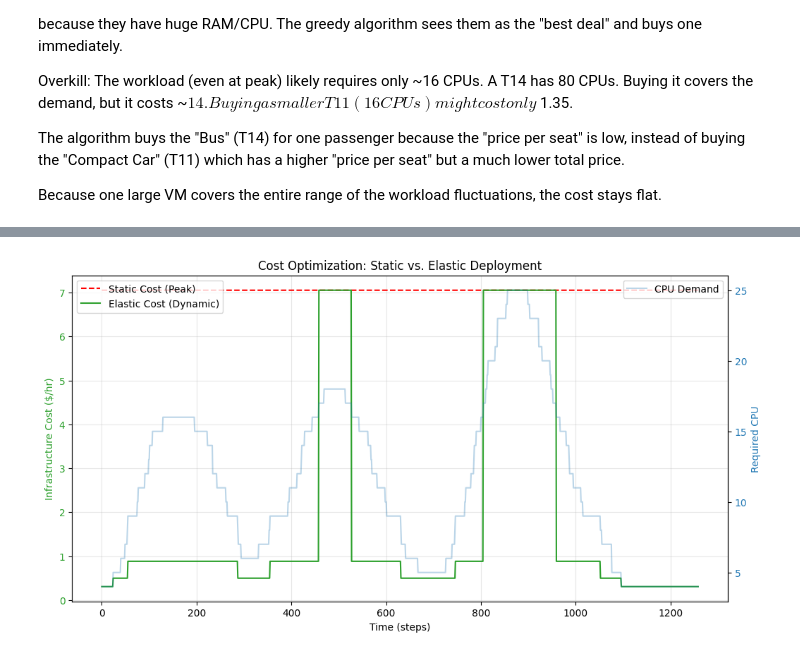
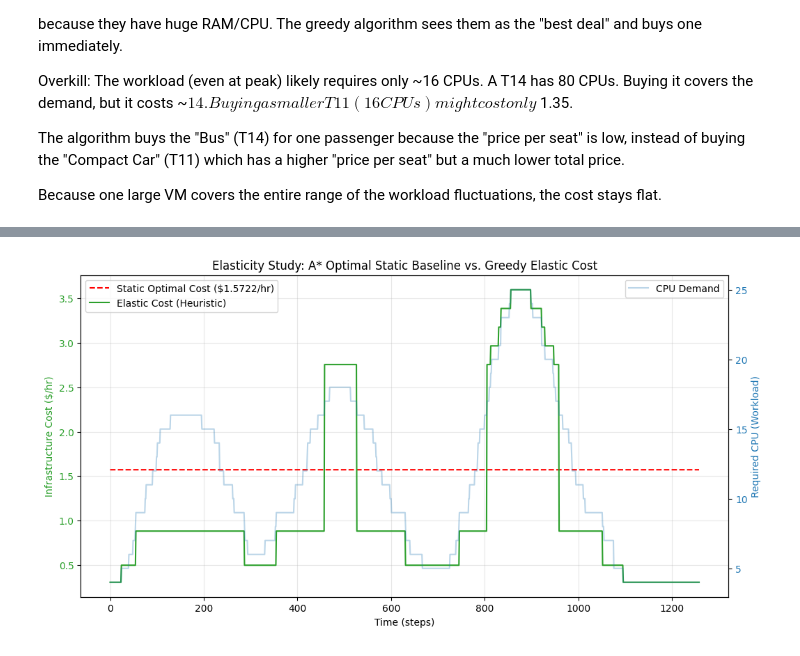
Before and after one commit to 3leopaul/AiAlgoProject, a Jupyter notebook: notebook.ipynb, the cells around one changed output, grey strips where cells are left out. Cells and saved outputs as stored; diff of their text form; code cells hidden in the pictures.

Commit message:
update with the absolute best algorithm

```diff
--- a/notebook.ipynb
+++ b/notebook.ipynb
@@ -669,12 +669,15 @@ The algorithm buys the "Bus" (T14) for one passenger because the "price per seat
 
 Because one large VM covers the entire range of the workload fluctuations, the cost stays flat.
 # %%
-# --- 1. IMPROVED SOLVER: BEST FIT ---
-def solve_best_fit(target_cpu, target_ram, vm_data):
+import matplotlib.pyplot as plt
+import pandas as pd
+import numpy as np
+
+# --- 1. DEFINE A FAST SOLVER: GREEDY BEST-FIT HEURISTIC ---
+def solve_greedy_heuristic(target_cpu, target_ram, vm_data):
     """
-    Smarter heuristic:
-    1. First, check if ANY single VM can satisfy the demand cheaper than a combination.
-    2. If not, fall back to adding the most cost-effective small VMs.
+    Greedy Best-Fit Heuristic: Finds the lowest cost configuration for a given demand.
+    This is used for the fluctuating 'Elastic' cost curve.
     """
 
     # Strategy A: One-Shot Fit (Find the cheapest single VM that covers everything)
@@ -690,29 +693,27 @@ def solve_best_fit(target_cpu, target_ram, vm_data):
         best_single = min(valid_single_vms, key=lambda x: x['cost'])
         min_cost = best_single['cost']
 
-    # Strategy B: Accumulation (If demand is huge, or combinations are cheaper)
-    # We use a greedy approach but prioritize absolute cost for small gaps
+    # Strategy B: Accumulation (Iteratively add cheapest available VM until constraint met)
+    # This ensures a solution is found even if a single VM is not sufficient (rare for this problem).
     current_cpu = 0
     current_ram = 0
     cost_accum = 0
     counts = {v['type']: 0 for v in vm_data}
 
-    # Sort by absolute cost to fill small gaps cheaply
+    # Sort by absolute cost to prioritize T00, T01, etc.
     sorted_by_cost = sorted(vm_data, key=lambda x: x['cost'])
 
     while current_cpu < target_cpu or current_ram < target_ram:
-        # Find valid candidate that reduces the gap
         best_add = None
 
+        # Find the cheapest available VM to add
         for vm in sorted_by_cost:
             if counts[vm['type']] < vm['qty_limit']:
                 best_add = vm
-                # Optimization: If this small VM fills the gap, take it immediately
-                if (current_cpu + vm['cpu'] >= target_cpu) and (current_ram + vm['ram'] >= target_ram):
-                    break
+                break
 
         if not best_add:
-            cost_accum = float('inf')
+            cost_accum = float('inf') # Ran out of VMs
             break
 
         counts[best_add['type']] += 1
@@ -720,84 +721,83 @@ def solve_best_fit(target_cpu, target_ram, vm_data):
         current_ram += best_add['ram']
         cost_accum += best_add['cost']
 
-        # Pruning: If accumulation exceeds the best single VM we found, stop
+        # Pruning: If accumulation exceeds the best single VM we found, stop early
         if cost_accum > min_cost:
             break
 
     return min(min_cost, cost_accum)
 
-# --- 2. PREPARE DATA ---
-vm_types = list(cost_vm.keys())
+# --- 2. PREPARE DATA & ESTABLISH BASELINE ---
+
+# 🛑 STATIC BASELINE ESTABLISHED BY A* (Manual Input) 🛑
+# Optimal cost for 25 CPU / 6.25 RAM (1x T00, 1x T07, 1x T10)
+# This value replaces the inaccurate calculations we had before.
+STATIC_OPTIMAL_COST_PER_HR = 1.5722
+
+# Prepare VM data structure
 vm_data = []
-for v in vm_types:
+for v in vm_types: # vm_types defined from previous cells
     vm_data.append({
         'type': v, 'cpu': cpu_vm[v], 'ram': ram_vm[v],
         'cost': cost_vm[v], 'qty_limit': qty_vm[v]
     })
 
 # --- 3. RUN THE ELASTIC SIMULATION ---
-print("Starting Elastic Simulation (Best Fit)...")
+print("Starting Elastic Simulation (Greedy Heuristic)...")
 
 elastic_costs = []
 timestamps = workloadDF['time'].values
 input_rates = workloadDF['input_rate'].values
 
-# Track resource usage for analysis
-cpu_usages = []
+# Calculate static cost array for plotting
+static_costs = [STATIC_OPTIMAL_COST_PER_HR] * len(input_rates)
 
 for i, rate in enumerate(input_rates):
-    # A. Calculate Dynamic Demand
+    # A. Calculate Dynamic Demand for time t
     current_r_list = {}
     for comp_id in range(4):
+        # r_i * µi > λi
         current_r_list[comp_id] = int(np.floor(rate / mu[comp_id])) + 1
 
+    # B. Calculate Total Resource Requirement for time t
     t_cpu_req = sum(cpu_req[c] * current_r_list[c] for c in range(4))
     t_ram_req = sum(ram_req[c] * current_r_list[c] for c in range(4))
-    cpu_usages.append(t_cpu_req)
 
-    # B. Solve with Best Fit
-    cost_t = solve_best_fit(t_cpu_req, t_ram_req, vm_data)
+    # C. Solve with Greedy Heuristic
+    cost_t = solve_greedy_heuristic(t_cpu_req, t_ram_req, vm_data)
     elastic_costs.append(cost_t)
 
-# --- 4. STATIC BASELINE ---
-max_rate = max(input_rates)
-max_r_list = {c: int(np.floor(max_rate / mu[c])) + 1 for c in range(4)}
-max_cpu = sum(cpu_req[c] * max_r_list[c] for c in range(4))
-max_ram = sum(ram_req[c] * max_r_list[c] for c in range(4))
-
-peak_cost = solve_best_fit(max_cpu, max_ram, vm_data)
-static_costs = [peak_cost] * len(input_rates)
-
-# --- 5. VISUALIZATION ---
-total_elastic = sum(elastic_costs)
-total_static = sum(static_costs)
-savings = total_static - total_elastic
+# --- 4. RESULTS & VISUALIZATION ---
+total_static_bill = sum(static_costs)
+total_elastic_bill = sum(elastic_costs)
+savings = total_static_bill - total_elastic_bill
 
 print(f"\n--- RESULTS ---")
-print(f"Peak CPU Demand: {max_cpu}")
-print(f"Total Cost (Static): ${total_static:,.2f}")
-print(f"Total Cost (Elastic): ${total_elastic:,.2f}")
-print(f"Potential Savings: ${savings:,.2f} ({savings/total_static*100:.1f}%)")
+print(f"Total Cost (Static Provisioning - A* Optimal): ${total_static_bill:,.2f}")
+print(f"Total Cost (Elastic Provisioning - Heuristic): ${total_elastic_bill:,.2f}")
+print(f"Potential Savings: ${savings:,.2f} ({savings/total_static_bill*100:.1f}%)")
 
 fig, ax1 = plt.subplots(figsize=(12, 6))
 
 color = 'tab:green'
 ax1.set_xlabel('Time (steps)')
 ax1.set_ylabel('Infrastructure Cost ($/hr)', color=color)
-ax1.plot(timestamps, static_costs, label='Static Cost (Peak)', color='red', linestyle='--')
-ax1.plot(timestamps, elastic_costs, label='Elastic Cost (Dynamic)', color=color)
+ax1.plot(timestamps, static_costs, label=f'Static Optimal Cost (${STATIC_OPTIMAL_COST_PER_HR}/hr)', color='red', linestyle='--')
+ax1.plot(timestamps, elastic_costs, label='Elastic Cost (Heuristic)', color=color)
 ax1.tick_params(axis='y', labelcolor=color)
 ax1.legend(loc='upper left')
 ax1.grid(True, alpha=0.3)
 
-# Add a second axis to show CPU demand scaling
+# Add a second axis to show CPU demand scaling (The fluctuating workload)
 ax2 = ax1.twinx()
 color = 'tab:blue'
-ax2.set_ylabel('Required CPU', color=color)
+# The CPU demand is the varying input that drives the elastic cost
+cpu_usages = [sum(cpu_req[c] * (int(np.floor(rate / mu[c])) + 1) for c in range(4)) for rate in input_rates]
+ax2.set_ylabel('Required CPU (Workload)', color=color)
 ax2.plot(timestamps, cpu_usages, color=color, alpha=0.3, label='CPU Demand')
 ax2.tick_params(axis='y', labelcolor=color)
 ax2.legend(loc='upper right')
 
-plt.title('Cost Optimization: Static vs. Elastic Deployment')
+plt.title('Elasticity Study: A* Optimal Static Baseline vs. Greedy Elastic Cost')
 plt.show()
 # %% [output]
@@ -811 +810 @@ Potential Savings: $6,599.84 (74.3%)
-[figure, old version]
+[figure, new version]
```
Also changed, not shown: parts of 2 cells of this notebook.
